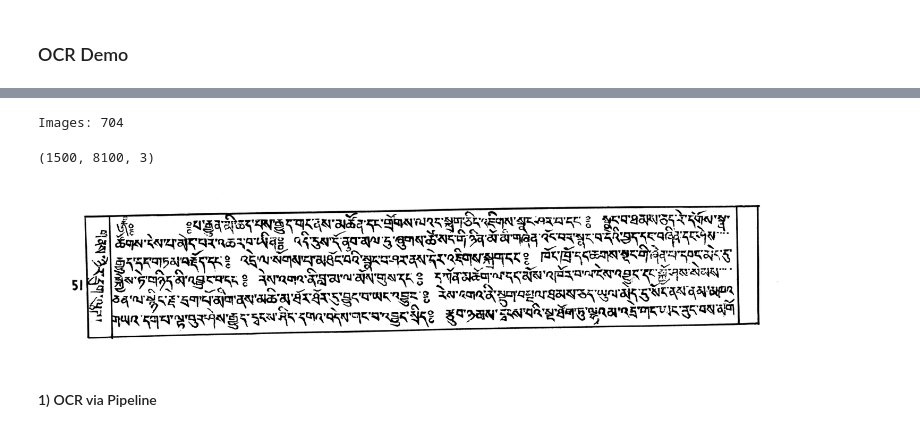
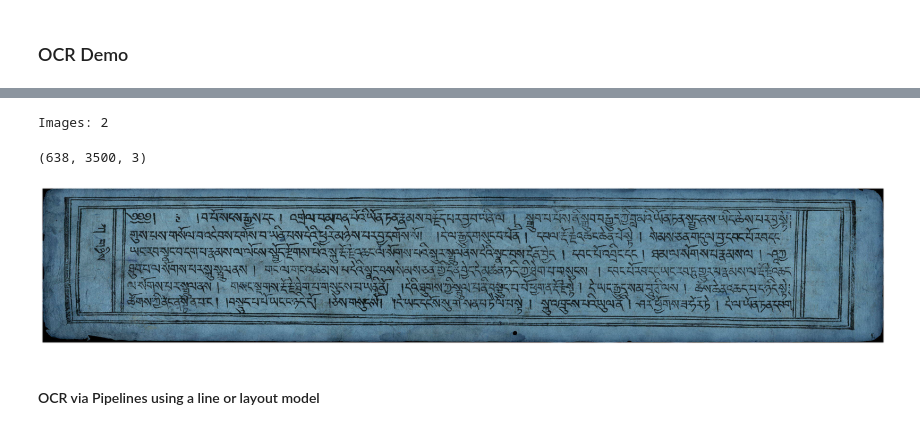
Before and after one commit to OpenPecha/OCR-Deployment, a Jupyter notebook: Demo-OCR.ipynb, the cells around one changed output, grey strips where cells are left out. Cells and saved outputs as stored; diff of their text form; code cells hidden in the pictures.

Commit message:
v. 0.2
Added HF model loading, layout model inference, json and xml export, various fixes

```diff
--- a/Demo-OCR.ipynb
+++ b/Demo-OCR.ipynb
@@ -12,34 +14,19 @@ from MonlamOCR.Utils import get_file_name, read_line_model_config, read_ocr_mode
-# %%
-def show_image(image: np.array, cmap: str = "", axis="off", fig_x: int = 24, fix_y: int = 13) -> None:
-    plt.figure(figsize=(fig_x, fix_y))
-    plt.axis(axis)
-
-    if cmap != "":
-        plt.imshow(image, cmap=cmap)
-    else:
-        plt.imshow(image)
-
-def show_overlay(image: np.array, mask: np.array, alpha=0.4, axis="off", fig_x: int = 24, fix_y: int = 13):
-    plt.figure(figsize=(fig_x, fix_y))
-    plt.axis(axis)
-    plt.imshow(image)
-    plt.imshow(mask, alpha=alpha)
 # %%
-data_path = "Data/W30337"
+data_path = "SampleData"
 output_dir = os.path.join(data_path, "Output")
 
-img_ext = "tif"
+img_ext = "jpg"
 image_paths = natsorted(glob(f"{data_path}/*.{img_ext}"))
 
 print(f"Images: {len(image_paths)}")
 # %% [output]
-Images: 704
+Images: 2
 # %%
-idx = 50
+idx = 1
 image_name = get_file_name(image_paths[idx])
 img = cv2.imread(image_paths[idx])
 print(img.shape)
 show_image(img)
 # %% [output]
-(1500, 8100, 3)
+(638, 3500, 3)
-[figure, old version]
+[figure, new version]
@@ -50,2 +32,0 @@ ocr_model_file = "MonlamOCR/Models/OCR/Woodblock/config.json"
-# %% [markdown]
-#### 1) OCR via Pipeline
@@ -54,0 +33,2 @@ ocr_pipeline = OCRPipeline(ocr_model_file, line_model_file, output_dir)
+# %% [markdown]
+#### OCR via Pipelines using a line or layout model
```
Also changed, not shown: parts of 15 cells of this notebook, 15 other files.
